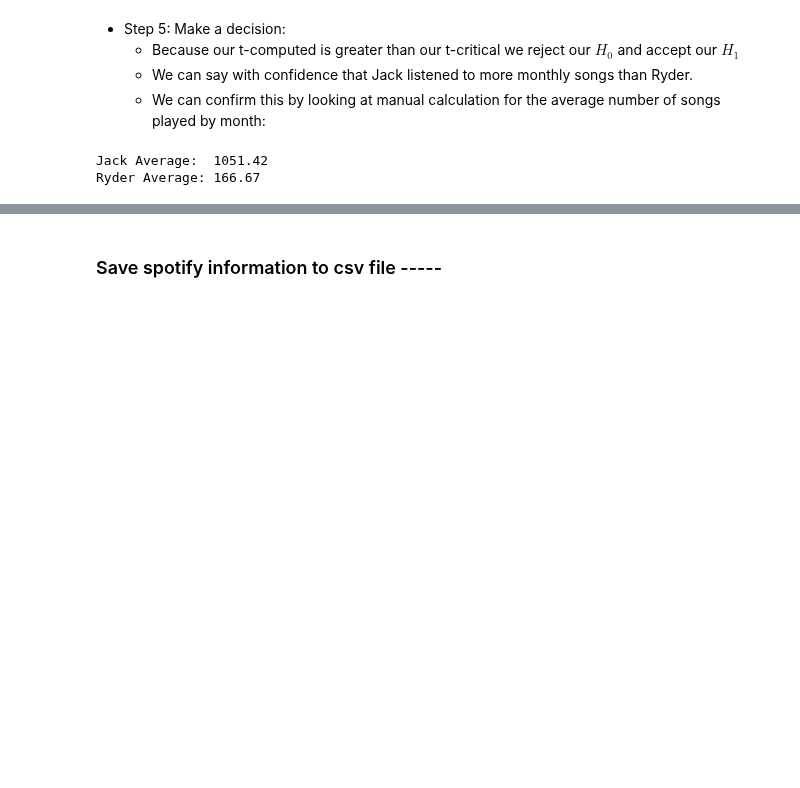
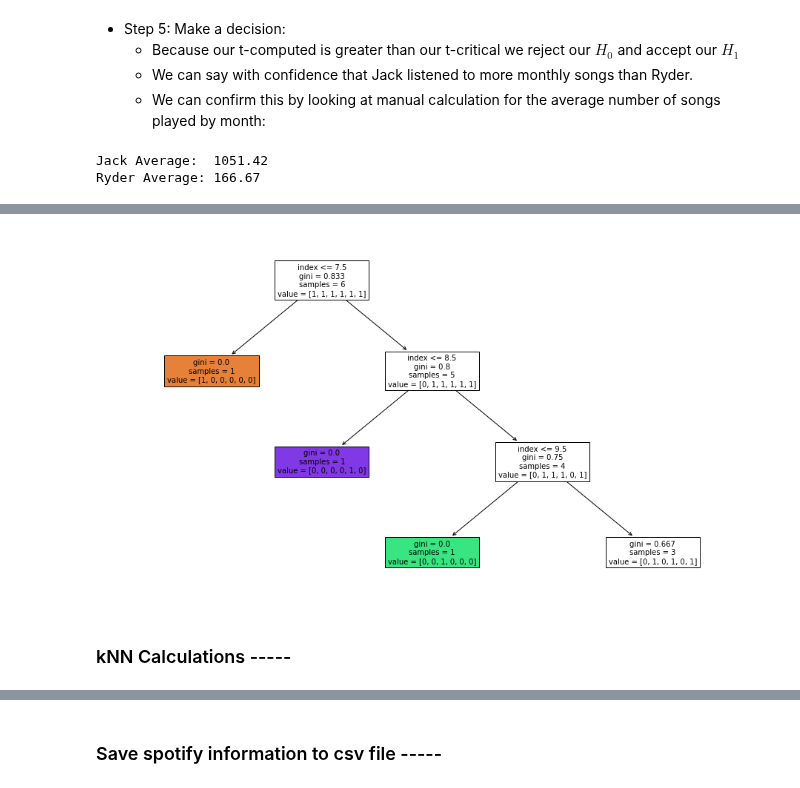
Before and after one commit to JPNealon/CS222-FinalProject, a Jupyter notebook: Project.ipynb, the cells around one changed output, grey strips where cells are left out. Cells and saved outputs as stored; diff of their text form; code cells hidden in the pictures; blank space fills up the shorter version.

```diff
--- a/Project.ipynb
+++ b/Project.ipynb
@@ -154 +140,7 @@ ValueError: The least populated class in y has only 1 member, which is too few.
 [figure]
+# %%
+utils.get_decision_tree(ryder_avg_df)
+# %% [output]
+[figure, added]
+# %% [markdown]
+### kNN Calculations -----
```
Also changed, not shown: parts of 5 cells of this notebook, 1 other file.
